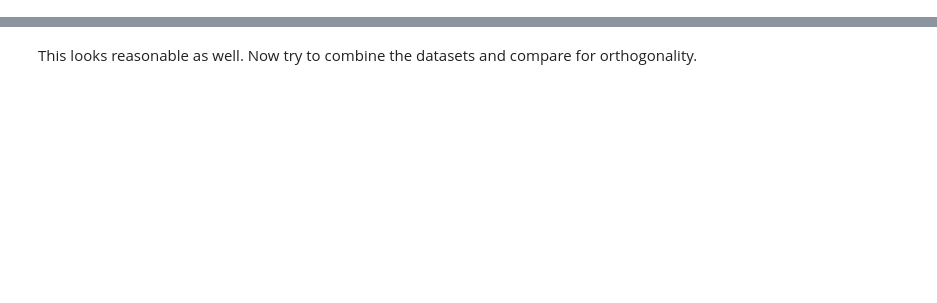
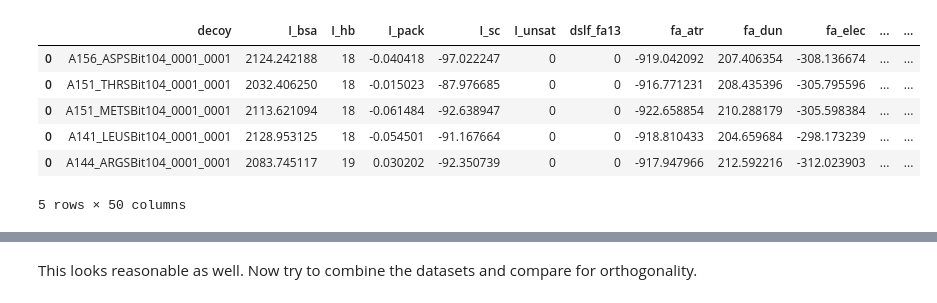
Before and after one commit to c-bun/rosetta-tacc, a Jupyter notebook: notebooks/production2_SBit104.ipynb, the cells around one changed output, grey strips where cells are left out. Saved outputs shown, nothing was run; the diff lists cells and outputs as text; code cells hidden in the pictures; blank space fills up the shorter version.

```diff
--- a/notebooks/production2_SBit104.ipynb
+++ b/notebooks/production2_SBit104.ipynb
@@ -69,0 +70,38 @@ pn.options.figure_size = (20, 6)
+# %%
+AA_CLASS = {
+    'GLY':'nonpolar',
+    'ALA':'nonpolar',
+    'VAL':'nonpolar',
+    'LEU':'nonpolar',
+    'ILE':'nonpolar',
+    'MET':'nonpolar',
+    'PRO':'nonpolar',
+    'PHE':'nonpolar',
+    'TRP':'nonpolar',
+    'SER':'polar',
+    'THR':'polar',
+    'TYR':'polar',
+    'CYS':'polar',
+    'ASN':'polar',
+    'GLN':'polar',
+    'ASP':'acidic',
+    'GLU':'acidic',
+    'LYS':'basic',
+    'HIS':'basic',
+    'ARG':'basic',
+}
+
+def assign_class(data):
+    data['aa class'] = data['AA'].apply(lambda x: AA_CLASS[x])
+    return data
+
+assign_class(datat)
+datat.sample(5)
+# %% [output]
+|  | decoy | I_bsa | I_hb | I_pack | I_sc | I_unsat | dslf_fa13 | fa_atr | fa_dun | fa_elec | ... | ... |
+| 0 | A156_ASPSBit104_0001_0001 | 2124.242188 | 18 | -0.040418 | -97.022247 | 0 | 0 | -919.042092 | 207.406354 | -308.136674 | ... | ... |
+| 0 | A151_THRSBit104_0001_0001 | 2032.406250 | 18 | -0.015023 | -87.976685 | 0 | 0 | -916.771231 | 208.435396 | -305.795596 | ... | ... |
+| 0 | A151_METSBit104_0001_0001 | 2113.621094 | 18 | -0.061484 | -92.638947 | 0 | 0 | -922.658854 | 210.288179 | -305.598384 | ... | ... |
+| 0 | A141_LEUSBit104_0001_0001 | 2128.953125 | 18 | -0.054501 | -91.167664 | 0 | 0 | -918.810433 | 204.659684 | -298.173239 | ... | ... |
+| 0 | A144_ARGSBit104_0001_0001 | 2083.745117 | 19 | 0.030202 | -92.350739 | 0 | 0 | -917.947966 | 212.592216 | -312.023903 | ... | ... |
+5 rows × 50 columns
```
Also changed, not shown: parts of 5 cells of this notebook.
